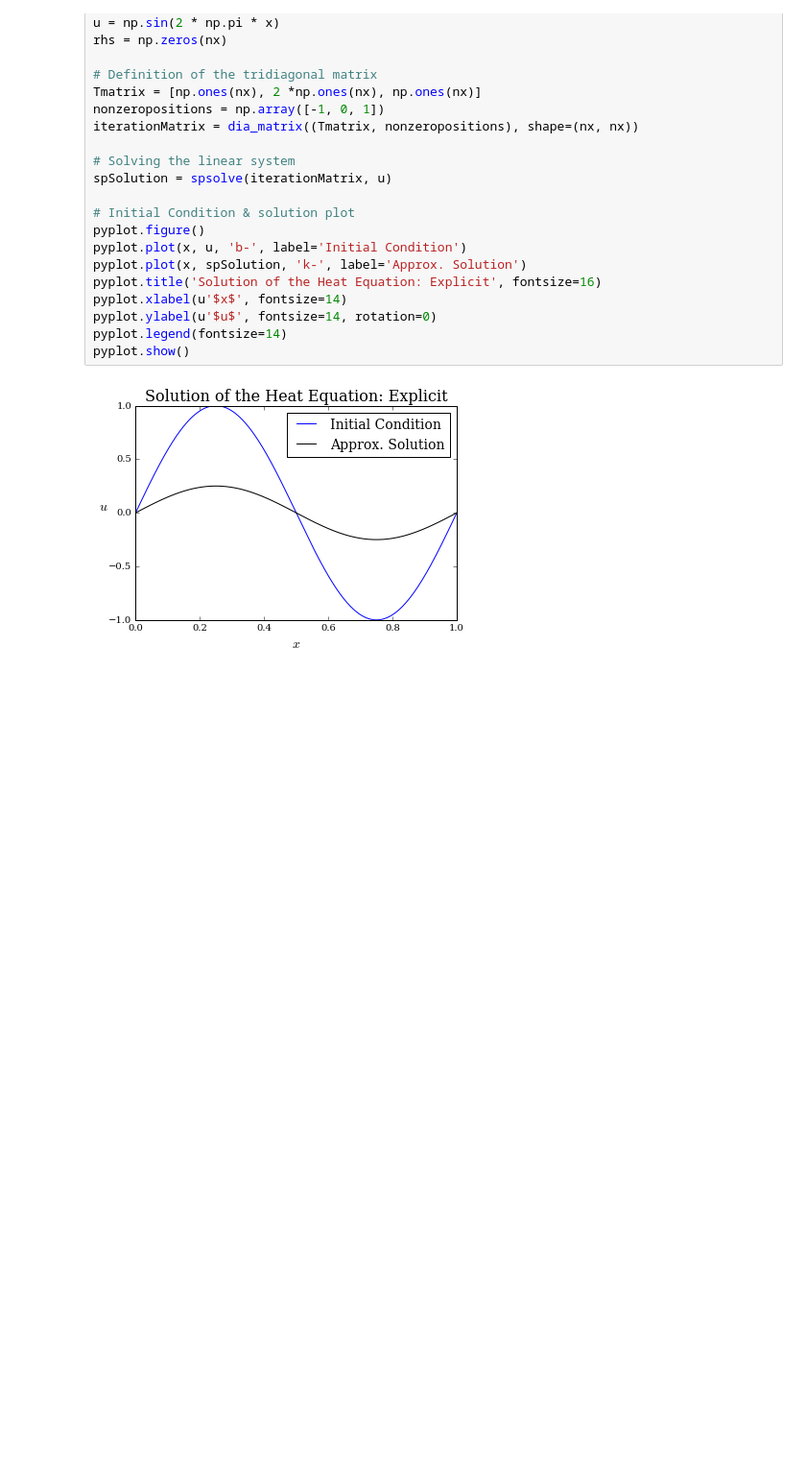
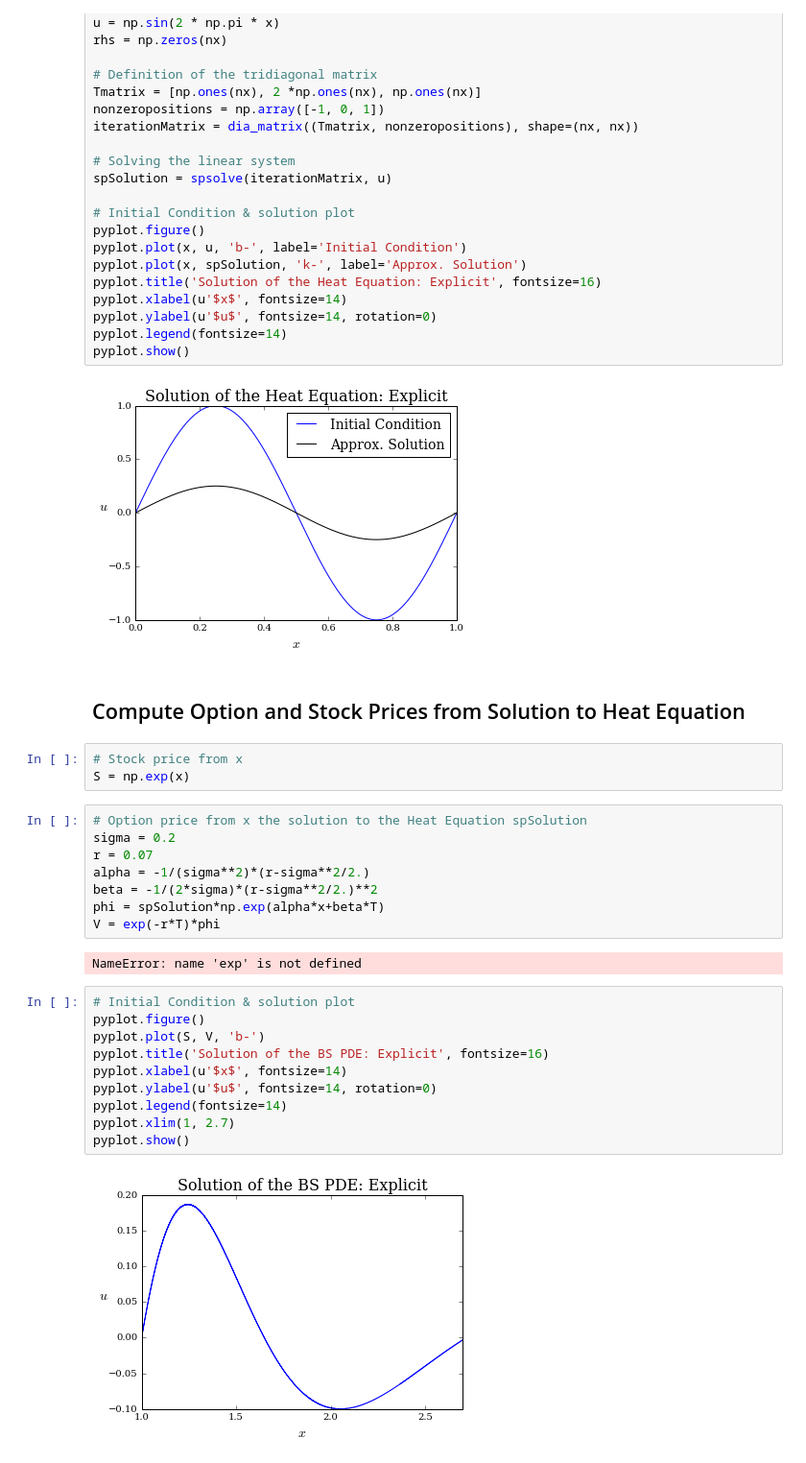
Before and after one commit to gavinconran/numerical-finance, a Jupyter notebook: 03_Discretisation/Heat_FDCrankNicolson/Heat_FDCrankNicolson.ipynb, the cells around one changed output. Shown at 96% size. Cells and saved outputs as stored; diff of their text form; blank space fills up the shorter version.

Commit message:
transform from solution to heat eq. to option price

```diff
--- a/03_Discretisation/Heat_FDCrankNicolson/Heat_FDCrankNicolson.ipynb
+++ b/03_Discretisation/Heat_FDCrankNicolson/Heat_FDCrankNicolson.ipynb
@@ -192,3 +192,30 @@ pyplot.legend(fontsize=14)
 pyplot.show()
 # %% [output]
 [figure]
+# %% [markdown]
+## Compute Option and Stock Prices from Solution to Heat Equation
+# %%
+# Stock price from x
+S = np.exp(x)
+# %%
+# Option price from x the solution to the Heat Equation spSolution
+sigma = 0.2
+r = 0.07
+alpha = -1/(sigma**2)*(r-sigma**2/2.)
+beta = -1/(2*sigma)*(r-sigma**2/2.)**2
+phi = spSolution*np.exp(alpha*x+beta*T)
+V = exp(-r*T)*phi
+# %% [output]
+NameError: name 'exp' is not defined
+# %%
+# Initial Condition & solution plot
+pyplot.figure()
+pyplot.plot(S, V, 'b-')
+pyplot.title('Solution of the BS PDE: Explicit', fontsize=16)
+pyplot.xlabel(u'$x$', fontsize=14)
+pyplot.ylabel(u'$u$', fontsize=14, rotation=0)
+pyplot.legend(fontsize=14)
+pyplot.xlim(1, 2.7)
+pyplot.show()
+# %% [output]
+[figure, added]
```
